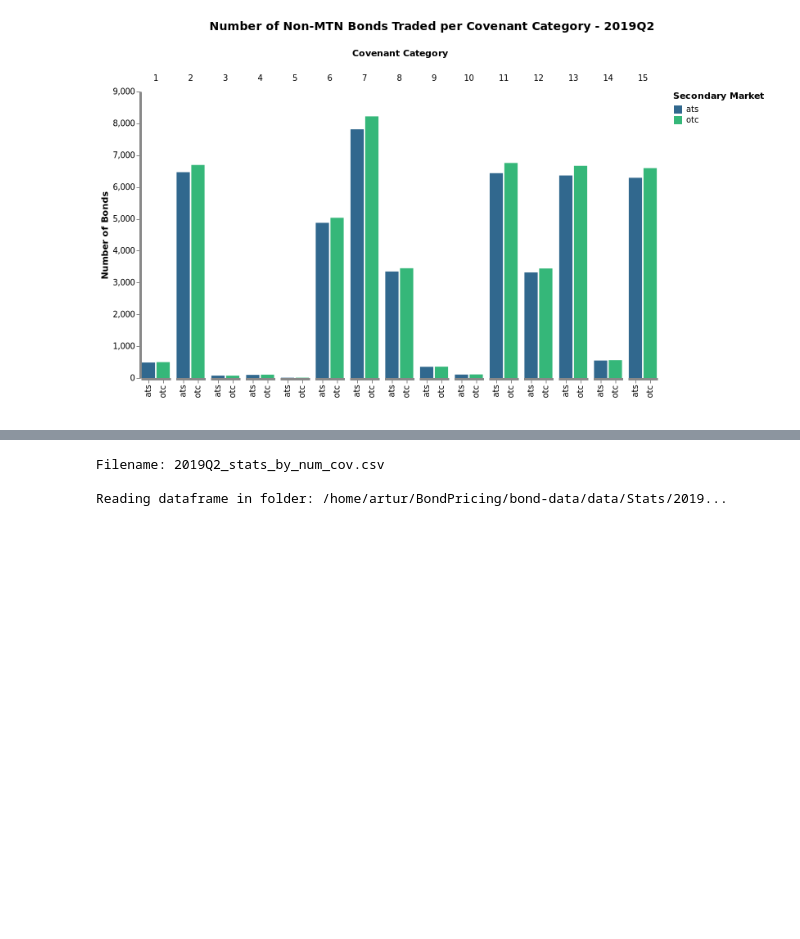
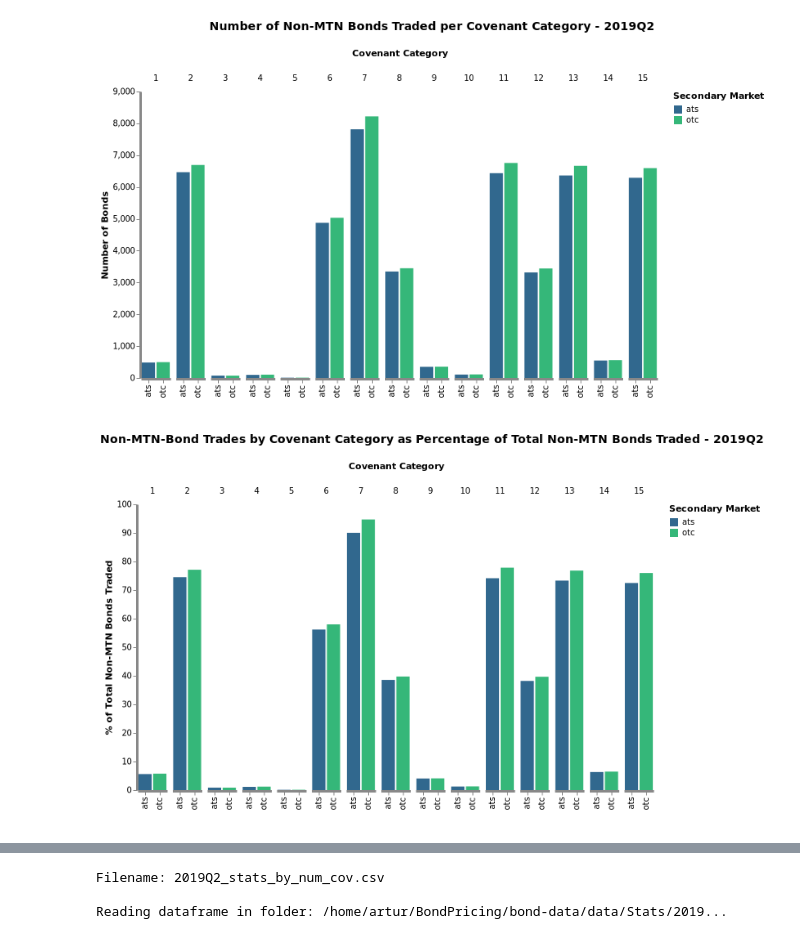
Before and after one commit to acbezerra/bond-data, a Jupyter notebook: notebooks/plots.ipynb, the cells around one changed output, grey strips where cells are left out. Cells and saved outputs as stored; diff of their text form; code cells hidden in the pictures; blank space fills up the shorter version.

```diff
--- a/notebooks/plots.ipynb
+++ b/notebooks/plots.ipynb
@@ -236,3 +244,7 @@ pl[2]
 pl[4]
 # %% [output]
 [figure]
+# %%
+pl[5]
+# %% [output]
+[figure, added]
```
Also changed, not shown: parts of 9 cells of this notebook, 2 other files.
